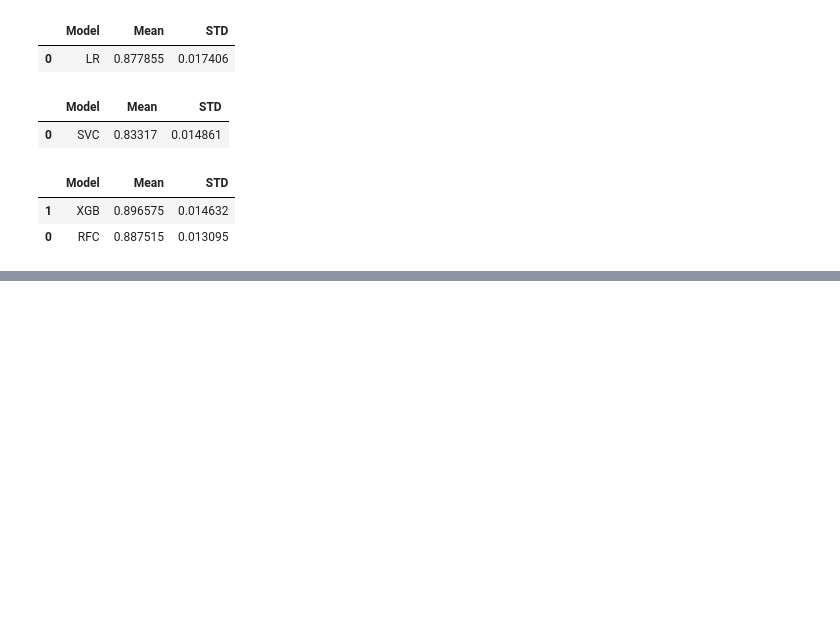
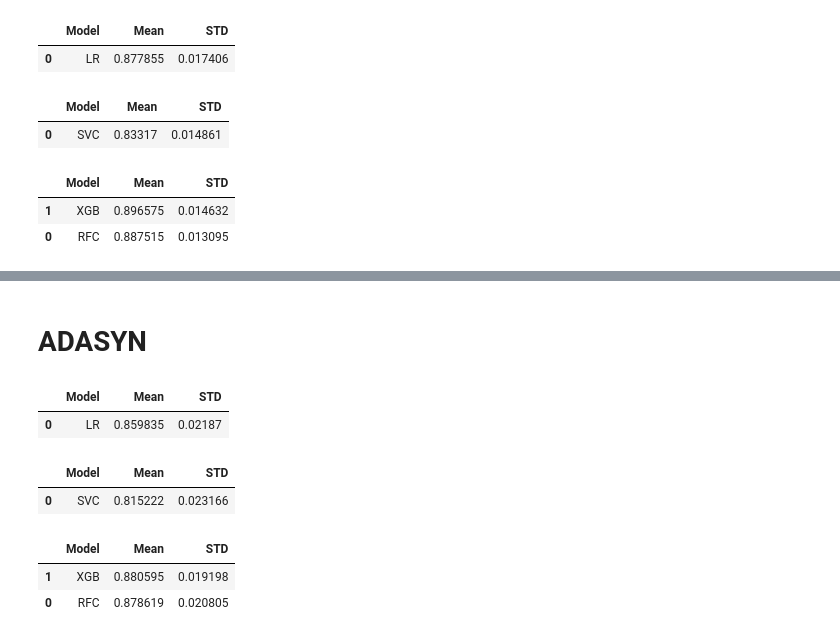
Before and after one commit to MaukanMir/Genshin-Impact-Google-Sentiment-Analysis, a Jupyter notebook: training.ipynb, the cells around one changed output, grey strips where cells are left out. Saved outputs shown, nothing was run; the diff lists cells and outputs as text; code cells hidden in the pictures; blank space fills up the shorter version.

Commit message:
added new models

```diff
--- a/training.ipynb
+++ b/training.ipynb
@@ -413,0 +418,26 @@ testing_selected_models(names, models, X_bl_smote, y_bl_smote)
+# %% [markdown]
+# ADASYN
+# %%
+X_a, y_a = get_over_sampling_methods(features, y, "ADASYN")
+# %%
+names = ['LR']
+models = get_selected_models(names)
+testing_selected_models(names, models,X_a, y_a)
+# %% [output]
+|  | Model | Mean | STD |
+| 0 | LR | 0.859835 | 0.02187 |
+# %%
+names = ['SVC']
+models = get_selected_models(names)
+testing_selected_models(names, models,X_a, y_a)
+# %% [output]
+|  | Model | Mean | STD |
+| 0 | SVC | 0.815222 | 0.023166 |
+# %%
+names = ['RFC', "XGB"]
+models = get_selected_models(names)
+testing_selected_models(names, models,X_a, y_a)
+# %% [output]
+|  | Model | Mean | STD |
+| 1 | XGB | 0.880595 | 0.019198 |
+| 0 | RFC | 0.878619 | 0.020805 |
```
Also changed, not shown: parts of 1 cell of this notebook.
